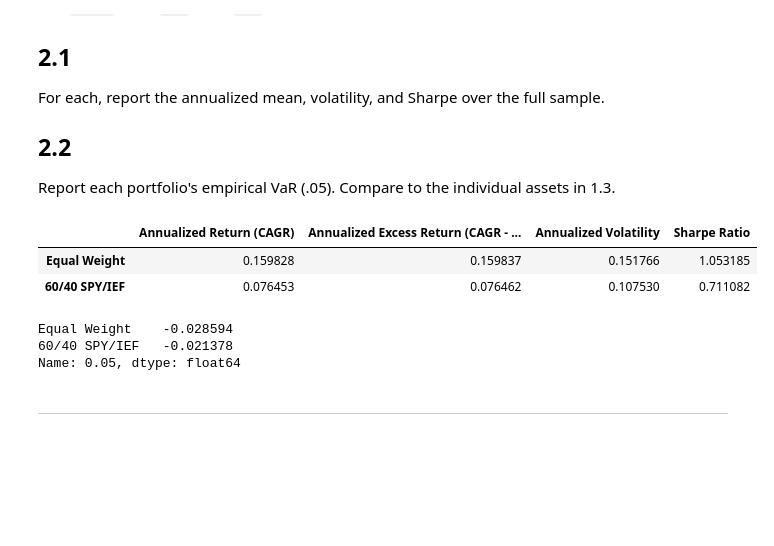
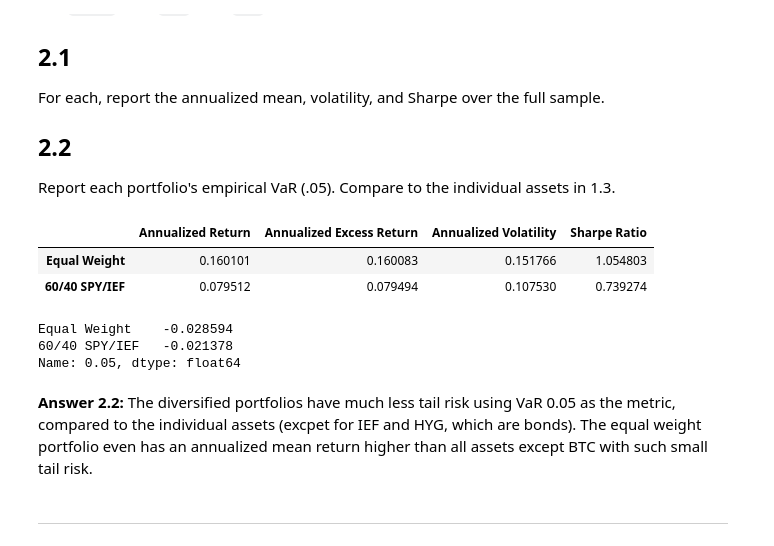
Before and after one commit to samLeung24/Quant-Part-II, a Jupyter notebook: Multi-Asset_Allocation.ipynb, the cells around one changed output. Cells and saved outputs as stored; diff of their text form; code cells hidden in the pictures; blank space fills up the shorter version.

```diff
--- a/Multi-Asset_Allocation.ipynb
+++ b/Multi-Asset_Allocation.ipynb
@@ -124,39 +123,46 @@ Report each portfolio's empirical VaR (.05). Compare to the individual assets in
 # %%
 # Initialize portfolio weights for each strategy
 # Portfolio A: Equally-weighted, rebalanced weekly
 weights_A = pd.Series([1/len(returns.columns)] * len(returns.columns), index=returns.columns)
 # Portfolio B: 60%SPY, 40% IEF, rebalanced weekly
 weights_B = pd.Series([0.6, 0, 0.4] + [0] * (len(returns.columns) - 3), index=returns.columns)
 
 # Calculate weekly portfolio returns
 portfolio_returns = pd.DataFrame({
     "Equal Weight": returns @ weights_A,
     "60/40 SPY/IEF": returns @ weights_B
 })
 
+portfolio_excess = pd.DataFrame({
+    "Equal Weight": excess @ weights_A,
+    "60/40 SPY/IEF": excess @ weights_B
+})
+
 # 2.1 Metrics
-portfolio_cagr = (1 + portfolio_returns).prod() ** (52 / portfolio_returns.count()) - 1
-portfolio_excess_returns = portfolio_cagr - shv_cagr
+portfolio_cagr = portfolio_returns.mean() * 52
+portfolio_excess_returns = portfolio_excess.mean() * 52
 portfolio_volatility = portfolio_returns.std() * np.sqrt(52)
 
 portfolio_metrics = pd.DataFrame({
-    "Annualized Return (CAGR)": portfolio_cagr,
-    "Annualized Excess Return (CAGR - SHV CAGR)": portfolio_excess_returns,
+    "Annualized Return": portfolio_cagr,
+    "Annualized Excess Return": portfolio_excess_returns,
     "Annualized Volatility": portfolio_volatility,
     "Sharpe Ratio": portfolio_excess_returns / portfolio_volatility
 })
 display(portfolio_metrics)
 
 # 2.2 Empirical weekly VaR at 5%
 portfolio_var_05 = portfolio_returns.quantile(0.05)
 display(portfolio_var_05)
 # %% [output]
-|  | Annualized Return (CAGR) | Annualized Excess Return (CAGR - ... | Annualized Volatility | Sharpe Ratio |
-| Equal Weight | 0.159828 | 0.159837 | 0.151766 | 1.053185 |
-| 60/40 SPY/IEF | 0.076453 | 0.076462 | 0.107530 | 0.711082 |
+|  | Annualized Return | Annualized Excess Return | Annualized Volatility | Sharpe Ratio |
+| Equal Weight | 0.160101 | 0.160083 | 0.151766 | 1.054803 |
+| 60/40 SPY/IEF | 0.079512 | 0.079494 | 0.107530 | 0.739274 |
 Equal Weight    -0.028594
 60/40 SPY/IEF   -0.021378
 Name: 0.05, dtype: float64
+# %% [markdown]
+**Answer 2.2:** The diversified portfolios have much less tail risk using VaR 0.05 as the metric, compared to the individual assets (excpet for IEF and HYG, which are bonds). The equal weight portfolio even has an annualized mean return higher than all assets except BTC with such small tail risk.
 # %% [markdown]
 ***
 # %% [markdown]
```
Also changed, not shown: parts of 2 cells of this notebook.
